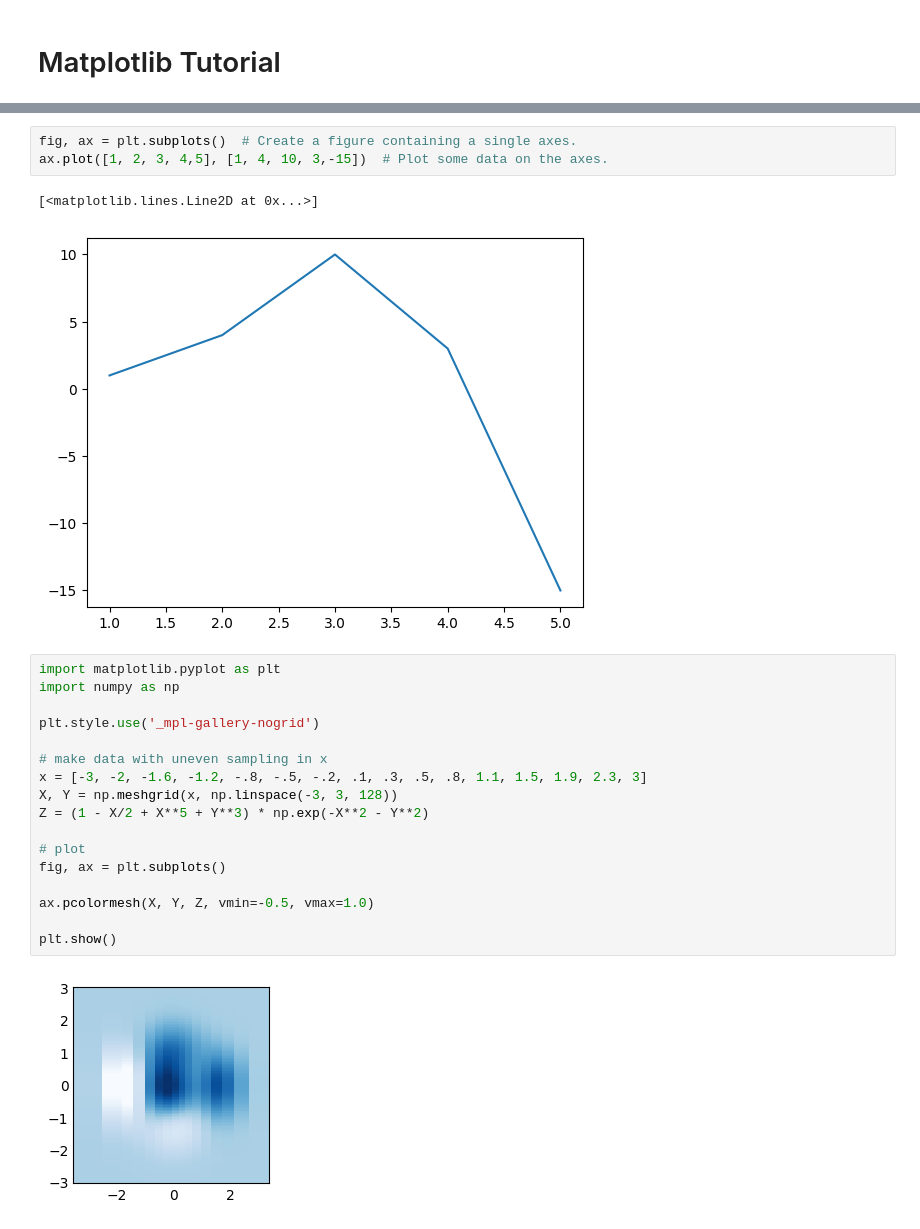
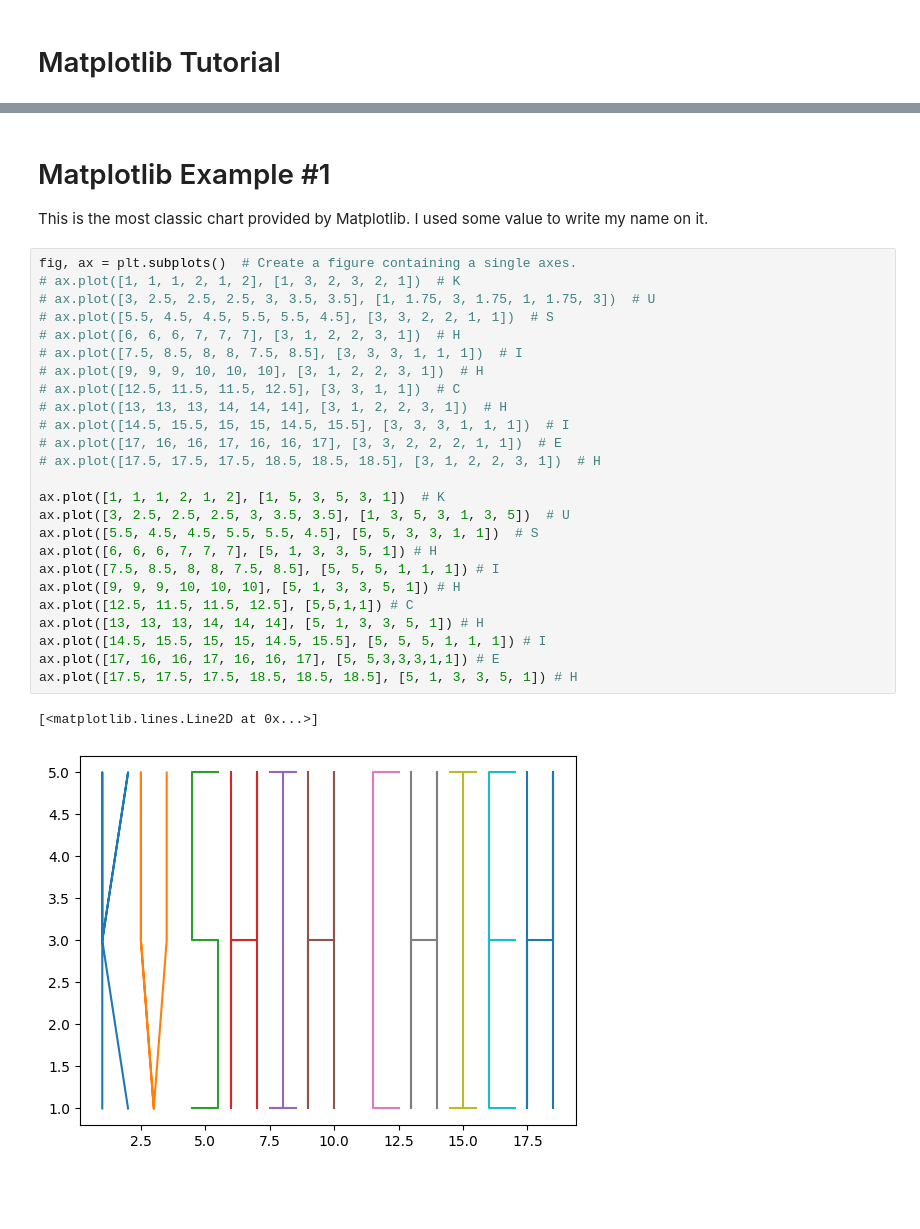
Before and after one commit to guggg/CSCN8010-labs, a Jupyter notebook: matplotlib_tutorial.ipynb, the cells around one changed output, grey strips where cells are left out. Saved outputs shown, nothing was run; the diff lists cells and outputs as text; blank space fills up the shorter version.

```diff
--- a/matplotlib_tutorial.ipynb
+++ b/matplotlib_tutorial.ipynb
@@ -6,28 +9,34 @@ import plotly
 plotly.offline.init_notebook_mode()
 # %% [output]
 [interactive output not drawn]
-# %%
-fig, ax = plt.subplots()  # Create a figure containing a single axes.
-ax.plot([1, 2, 3, 4,5], [1, 4, 10, 3,-15])  # Plot some data on the axes.
-# %% [output]
-[<matplotlib.lines.Line2D at 0x...>]
-[figure, removed]
-# %%
-import matplotlib.pyplot as plt
-import numpy as np
-
-plt.style.use('_mpl-gallery-nogrid')
-
-# make data with uneven sampling in x
-x = [-3, -2, -1.6, -1.2, -.8, -.5, -.2, .1, .3, .5, .8, 1.1, 1.5, 1.9, 2.3, 3]
-X, Y = np.meshgrid(x, np.linspace(-3, 3, 128))
-Z = (1 - X/2 + X**5 + Y**3) * np.exp(-X**2 - Y**2)
-
-# plot
-fig, ax = plt.subplots()
-
-ax.pcolormesh(X, Y, Z, vmin=-0.5, vmax=1.0)
-
-plt.show()
-# %% [output]
-[figure, removed]
+# %% [markdown]
+# Matplotlib Example #1
+This is the most classic chart provided by Matplotlib. I used some value to write my name on it.
+# %%
+fig, ax = plt.subplots()  # Create a figure containing a single axes.
+# ax.plot([1, 1, 1, 2, 1, 2], [1, 3, 2, 3, 2, 1])  # K
+# ax.plot([3, 2.5, 2.5, 2.5, 3, 3.5, 3.5], [1, 1.75, 3, 1.75, 1, 1.75, 3])  # U
+# ax.plot([5.5, 4.5, 4.5, 5.5, 5.5, 4.5], [3, 3, 2, 2, 1, 1])  # S
+# ax.plot([6, 6, 6, 7, 7, 7], [3, 1, 2, 2, 3, 1])  # H
+# ax.plot([7.5, 8.5, 8, 8, 7.5, 8.5], [3, 3, 3, 1, 1, 1])  # I
+# ax.plot([9, 9, 9, 10, 10, 10], [3, 1, 2, 2, 3, 1])  # H
+# ax.plot([12.5, 11.5, 11.5, 12.5], [3, 3, 1, 1])  # C
+# ax.plot([13, 13, 13, 14, 14, 14], [3, 1, 2, 2, 3, 1])  # H
+# ax.plot([14.5, 15.5, 15, 15, 14.5, 15.5], [3, 3, 3, 1, 1, 1])  # I
+# ax.plot([17, 16, 16, 17, 16, 16, 17], [3, 3, 2, 2, 2, 1, 1])  # E
+# ax.plot([17.5, 17.5, 17.5, 18.5, 18.5, 18.5], [3, 1, 2, 2, 3, 1])  # H
+
+ax.plot([1, 1, 1, 2, 1, 2], [1, 5, 3, 5, 3, 1])  # K
+ax.plot([3, 2.5, 2.5, 2.5, 3, 3.5, 3.5], [1, 3, 5, 3, 1, 3, 5])  # U
+ax.plot([5.5, 4.5, 4.5, 5.5, 5.5, 4.5], [5, 5, 3, 3, 1, 1])  # S
+ax.plot([6, 6, 6, 7, 7, 7], [5, 1, 3, 3, 5, 1]) # H
+ax.plot([7.5, 8.5, 8, 8, 7.5, 8.5], [5, 5, 5, 1, 1, 1]) # I
+ax.plot([9, 9, 9, 10, 10, 10], [5, 1, 3, 3, 5, 1]) # H
+ax.plot([12.5, 11.5, 11.5, 12.5], [5,5,1,1]) # C
+ax.plot([13, 13, 13, 14, 14, 14], [5, 1, 3, 3, 5, 1]) # H
+ax.plot([14.5, 15.5, 15, 15, 14.5, 15.5], [5, 5, 5, 1, 1, 1]) # I
+ax.plot([17, 16, 16, 17, 16, 16, 17], [5, 5,3,3,3,1,1]) # E
+ax.plot([17.5, 17.5, 17.5, 18.5, 18.5, 18.5], [5, 1, 3, 3, 5, 1]) # H
+# %% [output]
+[<matplotlib.lines.Line2D at 0x...>]
+[figure, added]
```
Also changed, not shown: parts of 11 cells of this notebook, 2 other files.
